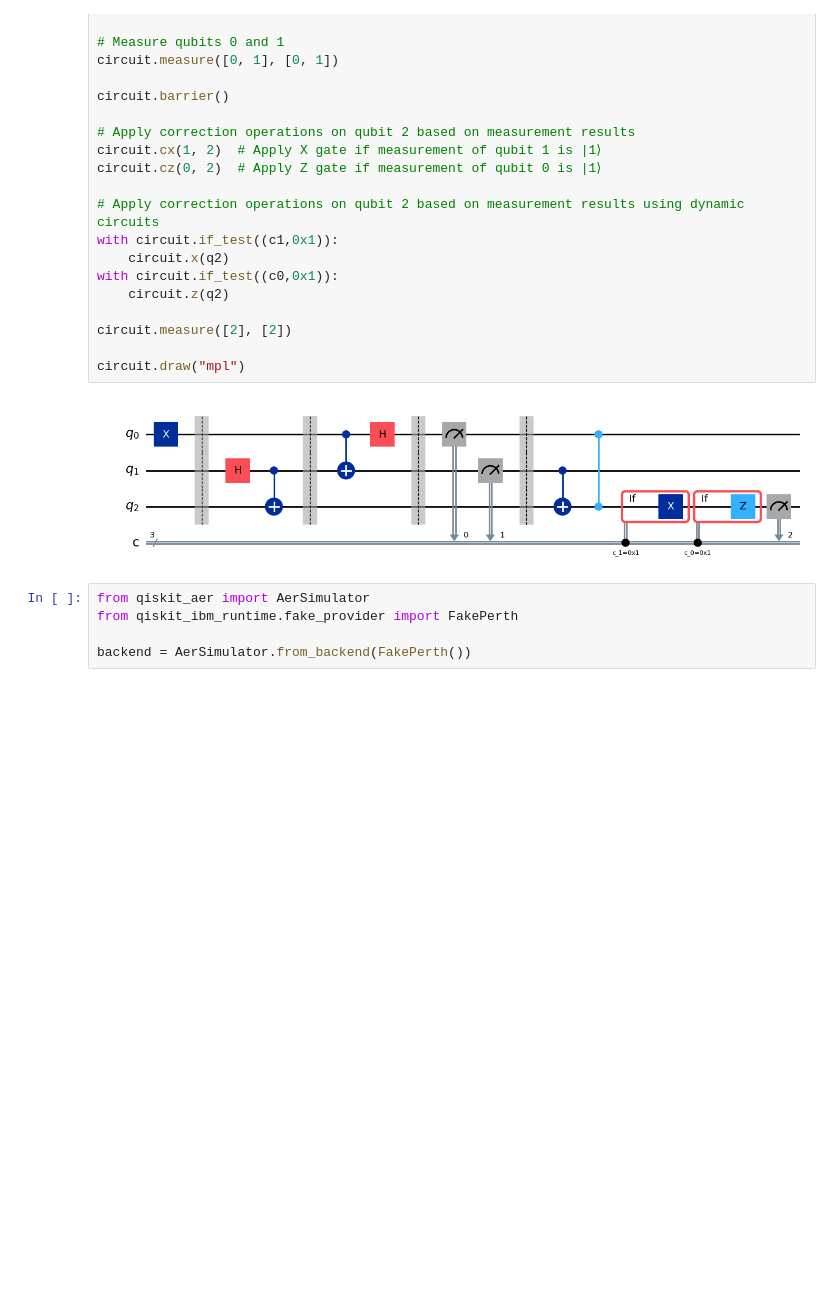
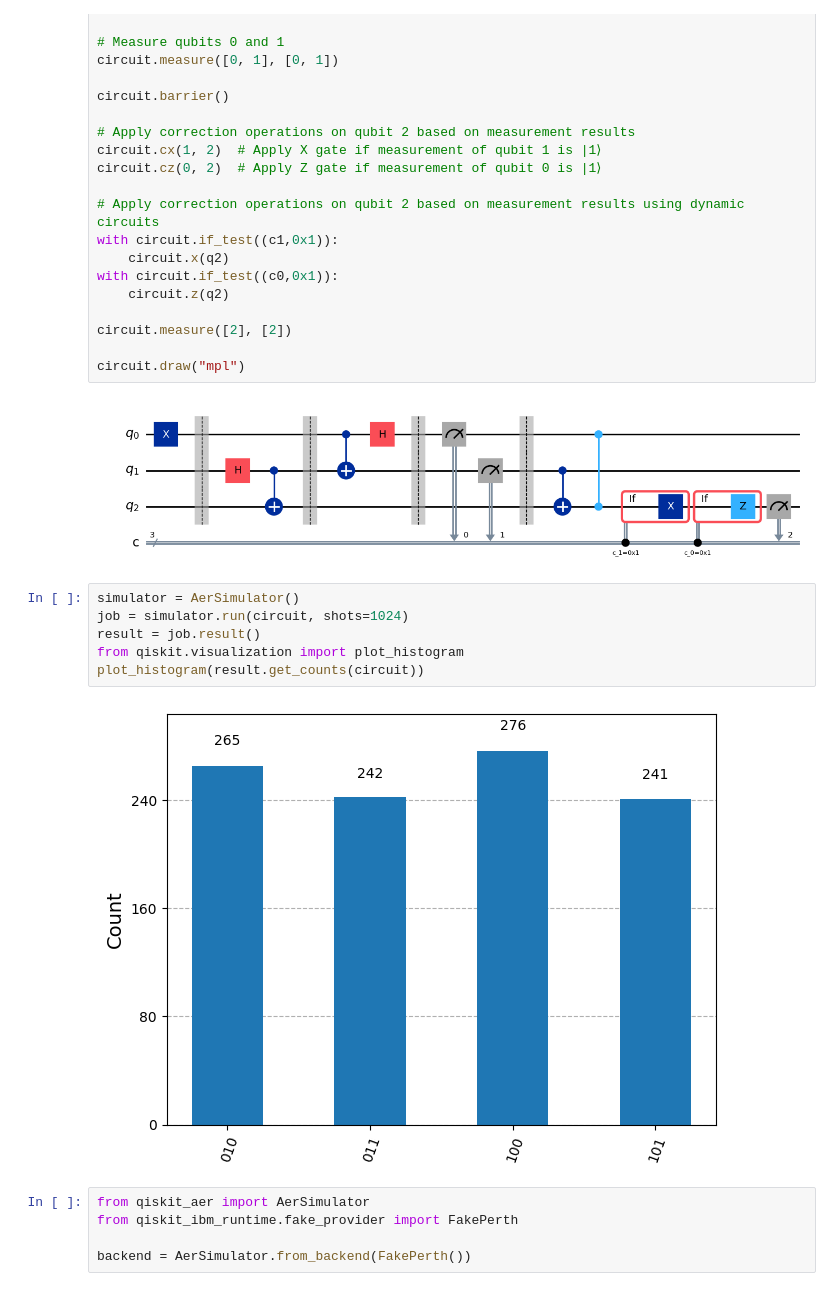
Before and after one commit to roeilevinson-tau/quantum_project, a Jupyter notebook: Q1/Q1.ipynb, the cells around one changed output. Cells and saved outputs as stored; diff of their text form; blank space fills up the shorter version.

```diff
--- a/Q1/Q1.ipynb
+++ b/Q1/Q1.ipynb
@@ -125,6 +150,14 @@ circuit.measure([2], [2])
 circuit.draw("mpl")
 # %% [output]
 [figure]
+# %%
+simulator = AerSimulator()
+job = simulator.run(circuit, shots=1024)
+result = job.result()
+from qiskit.visualization import plot_histogram
+plot_histogram(result.get_counts(circuit))
+# %% [output]
+[figure, added]
 # %%
 from qiskit_aer import AerSimulator
 from qiskit_ibm_runtime.fake_provider import FakePerth
```
Also changed, not shown: parts of 7 cells of this notebook, 5 other files.
